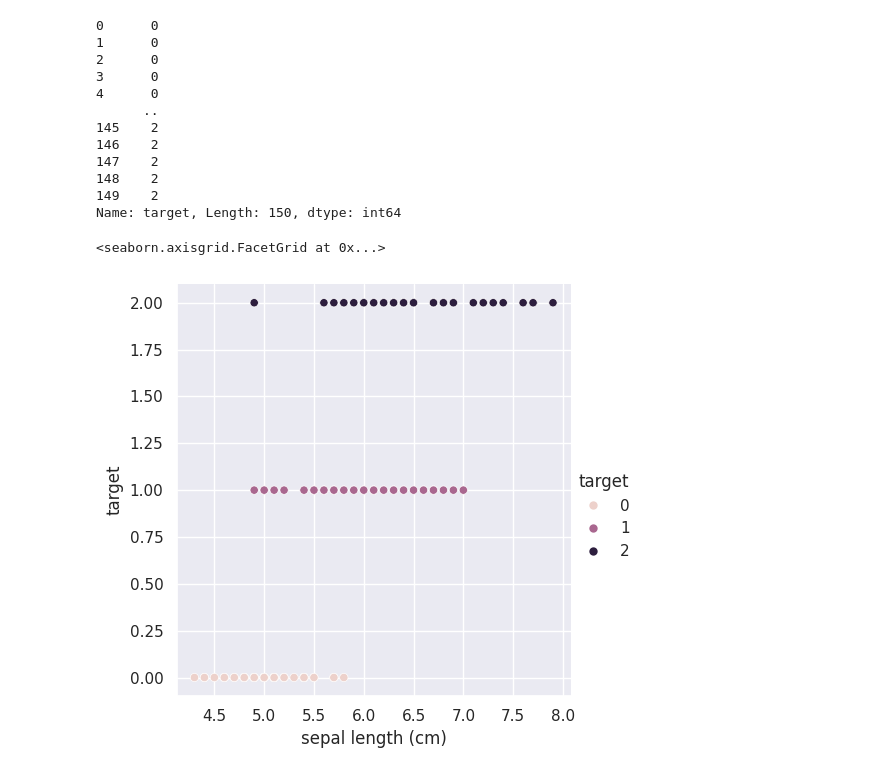
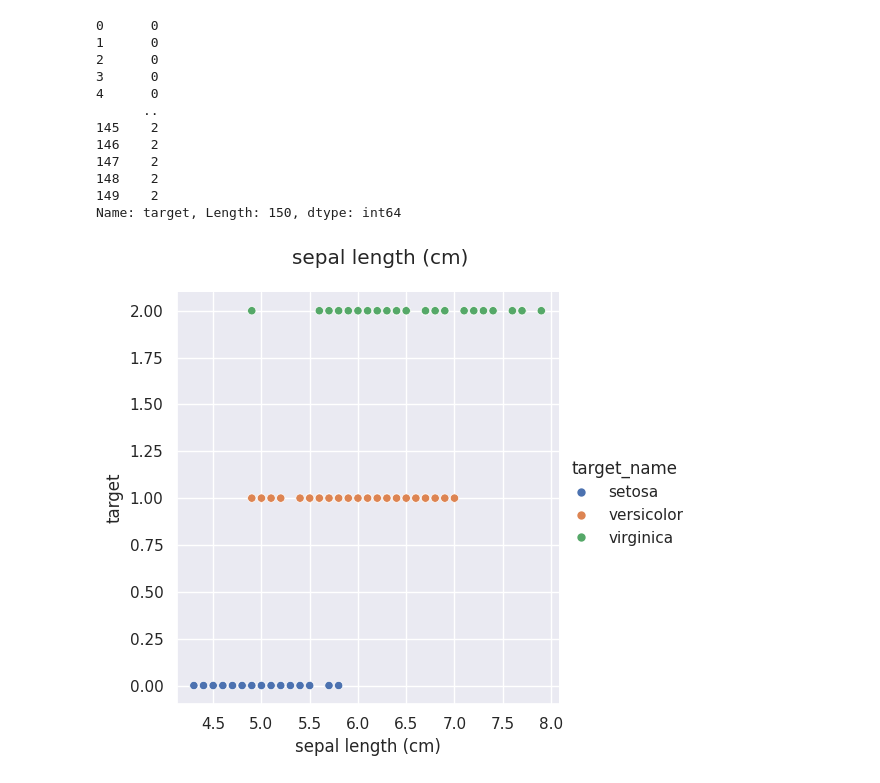
Before and after one commit to NaveenBasavaraj/machine_learning, a Jupyter notebook: the-classic-iris-inspection.ipynb, the cells around one changed output. Drawn from its saved outputs; the diff is of its cells as text; code cells hidden in the pictures.

```diff
--- a/the-classic-iris-inspection.ipynb
+++ b/the-classic-iris-inspection.ipynb
@@ -237,12 +237,13 @@ df["target"]
 148    2
 149    2
 Name: target, Length: 150, dtype: int64
+# %%
+df["target_name"] = df["target"].map({0:"setosa", 1:"versicolor", 2:"virginica"})
 # %%
 col = "sepal length (cm)"
-sns.relplot(x=col, y="target", hue="target", data=df)
+sns.relplot(x=col, y="target", hue="target_name", data=df)
 # df[col].hist()
-# plt.suptitle(col)
-# plt.show()
+plt.suptitle(col, y=1.05)
+plt.show() # or  _ = plt.suptitle(col, y=1.05)
 # %% [output]
-<seaborn.axisgrid.FacetGrid at 0x...>
-[figure, old version]
+[figure, new version]
```
Also changed, not shown: parts of 5 cells of this notebook.
